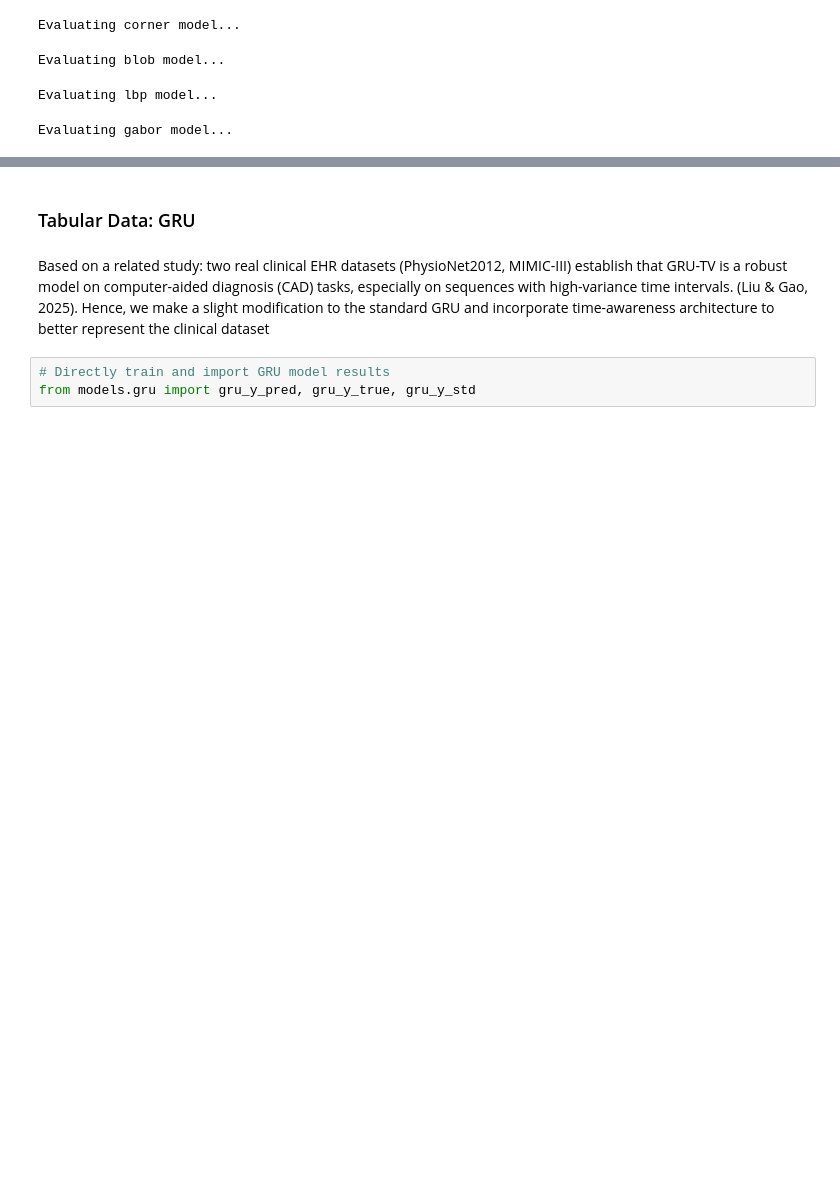
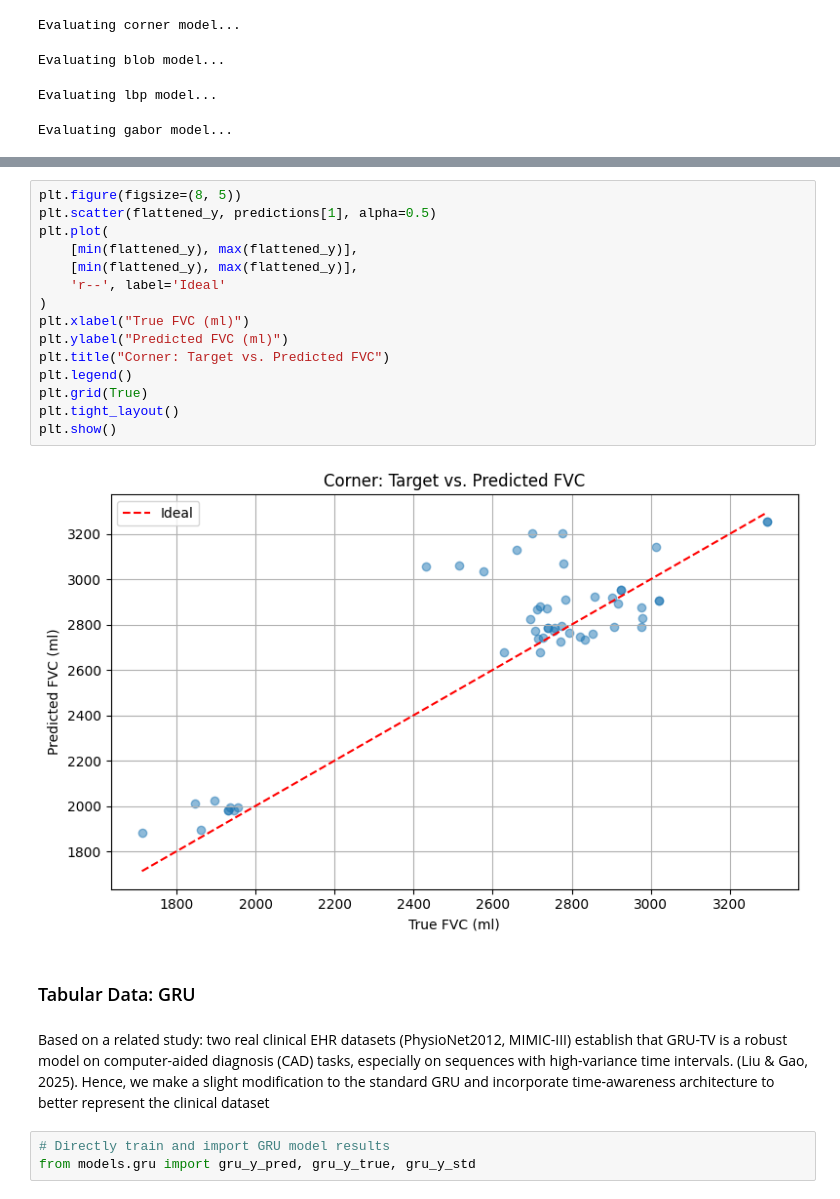
Before and after one commit to unfulw/pulmonary_fibrosis, a Jupyter notebook: main.ipynb, the cells around one changed output, grey strips where cells are left out. Saved outputs shown, nothing was run; the diff lists cells and outputs as text; blank space fills up the shorter version.

```diff
--- a/main.ipynb
+++ b/main.ipynb
@@ -326,3 +344,20 @@ gabor RMSE: 230.76
+# %%
+plt.figure(figsize=(8, 5))
+plt.scatter(flattened_y, predictions[1], alpha=0.5)
+plt.plot(
+    [min(flattened_y), max(flattened_y)],
+    [min(flattened_y), max(flattened_y)],
+    'r--', label='Ideal'
+)
+plt.xlabel("True FVC (ml)")
+plt.ylabel("Predicted FVC (ml)")
+plt.title("Corner: Target vs. Predicted FVC")
+plt.legend()
+plt.grid(True)
+plt.tight_layout()
+plt.show()
+# %% [output]
+[figure, added]
 # %% [markdown]
 ### Tabular Data: GRU
 # %% [markdown]
```
Also changed, not shown: parts of 16 cells of this notebook, 4 other files.
